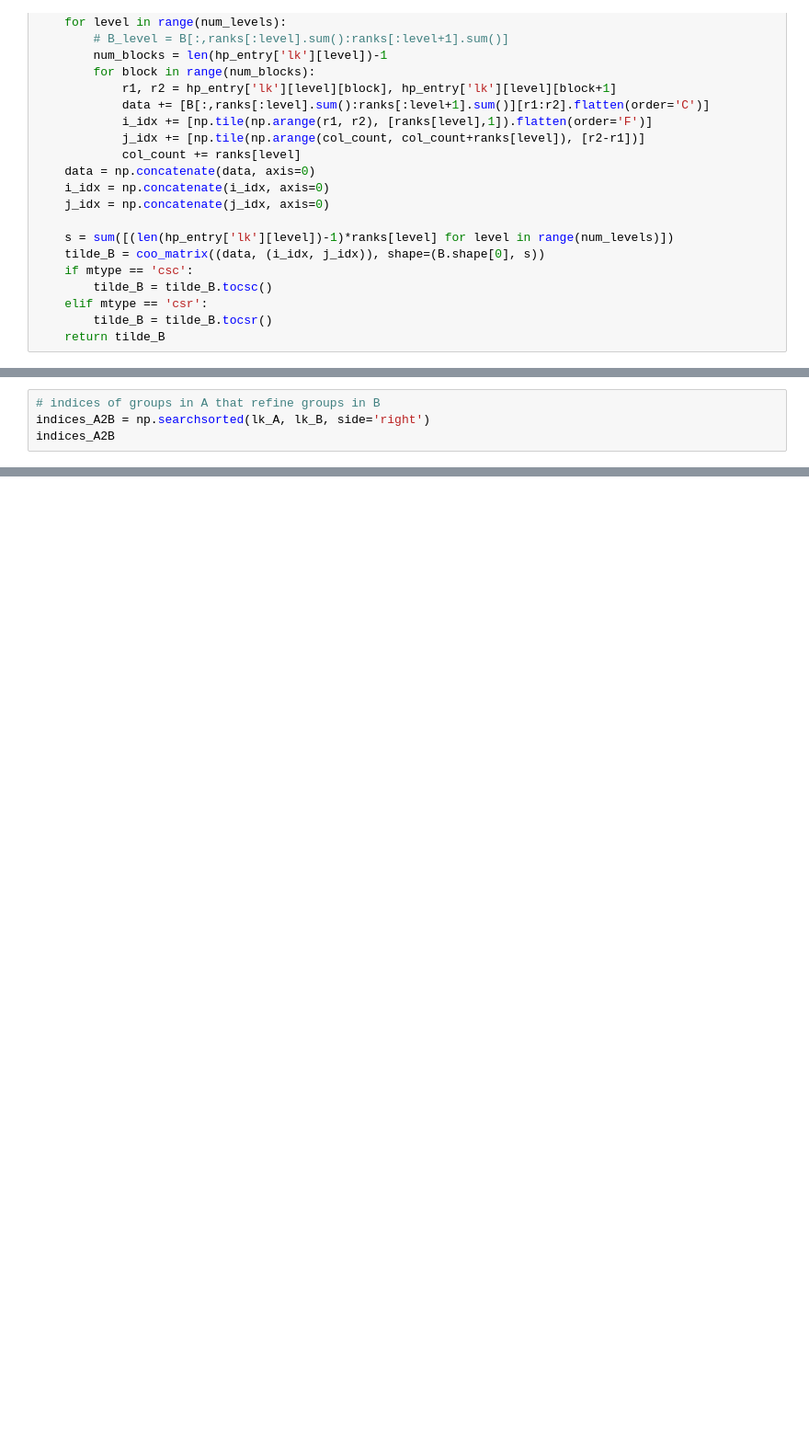
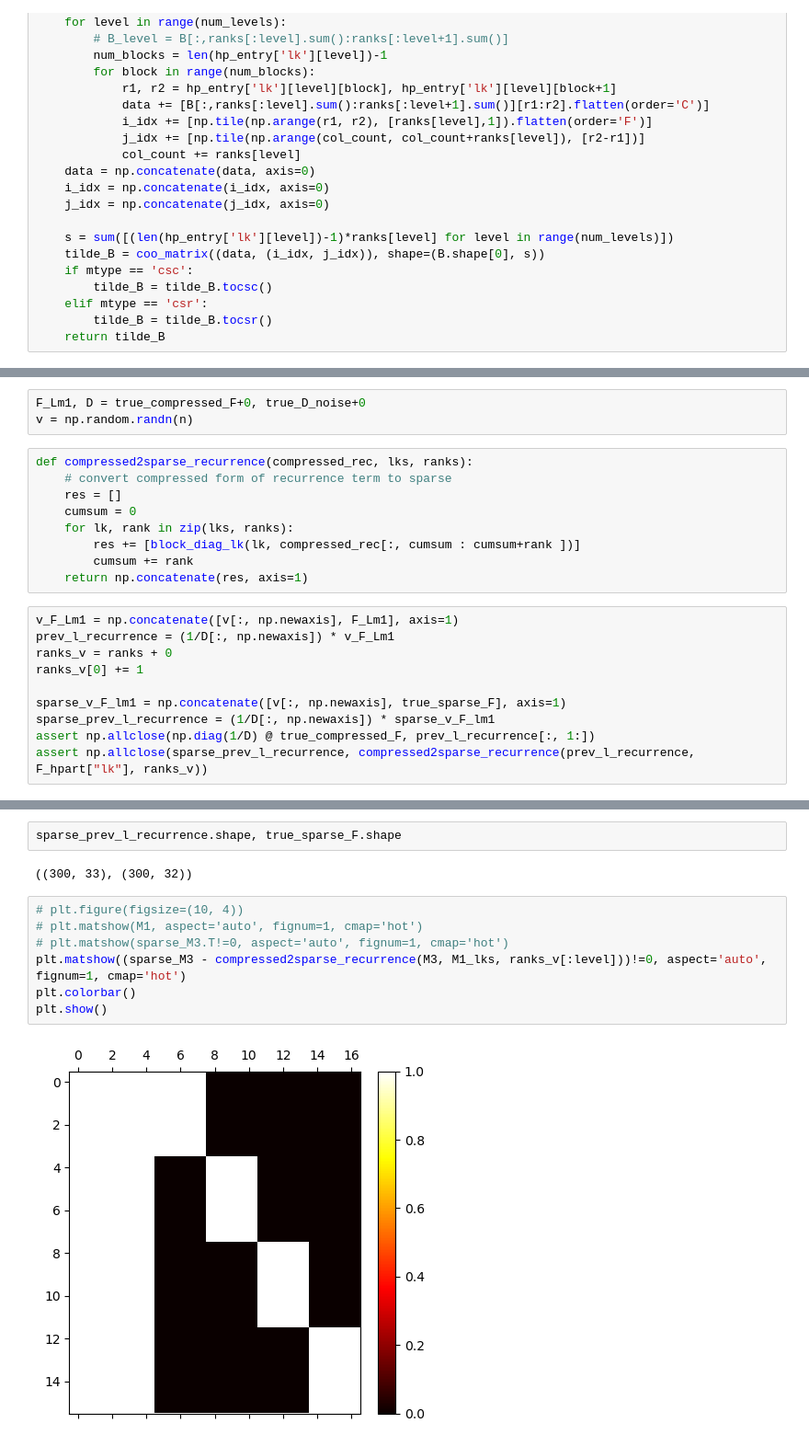
Before and after one commit to cvxgrp/multilevel_factor_model, a Jupyter notebook: examples/inverse.ipynb, the cells around one changed output, grey strips where cells are left out. Shown at 92% size. Saved outputs shown, nothing was run; the diff lists cells and outputs as text; blank space fills up the shorter version.

```diff
--- a/examples/inverse.ipynb
+++ b/examples/inverse.ipynb
@@ -172,4 +167,0 @@ assert np.allclose(AAt, block_diag_AB(lk_A, A, A.T)) and np.allclose(AAt, block_
-# %%
-# indices of groups in A that refine groups in B
-indices_A2B = np.searchsorted(lk_A, lk_B, side='right')
-indices_A2B
@@ -185,0 +190,22 @@ for b in range(indices_A2B.size-1):
+# %%
+F_Lm1, D = true_compressed_F+0, true_D_noise+0
+v = np.random.randn(n)
+# %%
+def compressed2sparse_recurrence(compressed_rec, lks, ranks):
+    # convert compressed form of recurrence term to sparse
+    res = []
+    cumsum = 0
+    for lk, rank in zip(lks, ranks):
+        res += [block_diag_lk(lk, compressed_rec[:, cumsum : cumsum+rank ])]
+        cumsum += rank
+    return np.concatenate(res, axis=1)
+# %%
+v_F_Lm1 = np.concatenate([v[:, np.newaxis], F_Lm1], axis=1)
+prev_l_recurrence = (1/D[:, np.newaxis]) * v_F_Lm1
+ranks_v = ranks + 0
+ranks_v[0] += 1
+
+sparse_v_F_lm1 = np.concatenate([v[:, np.newaxis], true_sparse_F], axis=1)
+sparse_prev_l_recurrence = (1/D[:, np.newaxis]) * sparse_v_F_lm1
+assert np.allclose(np.diag(1/D) @ true_compressed_F, prev_l_recurrence[:, 1:])
+assert np.allclose(sparse_prev_l_recurrence, compressed2sparse_recurrence(prev_l_recurrence, F_hpart["lk"], ranks_v))
@@ -185,0 +314,13 @@ for b in range(indices_A2B.size-1):
+# %%
+sparse_prev_l_recurrence.shape, true_sparse_F.shape
+# %% [output]
+((300, 33), (300, 32))
+# %%
+# plt.figure(figsize=(10, 4))
+# plt.matshow(M1, aspect='auto', fignum=1, cmap='hot')
+# plt.matshow(sparse_M3.T!=0, aspect='auto', fignum=1, cmap='hot')
+plt.matshow((sparse_M3 - compressed2sparse_recurrence(M3, M1_lks, ranks_v[:level]))!=0, aspect='auto', fignum=1, cmap='hot')
+plt.colorbar()
+plt.show()
+# %% [output]
+[figure, added]
```
Also changed, not shown: parts of 21 cells of this notebook, 1 other file.
